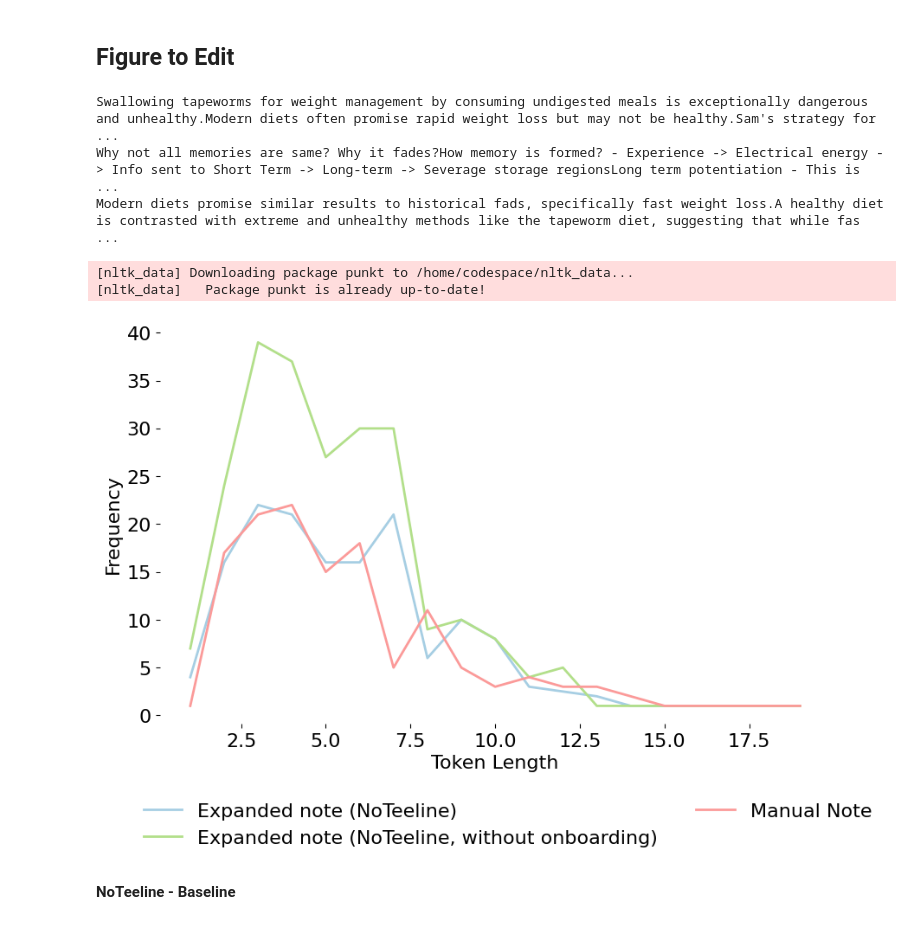
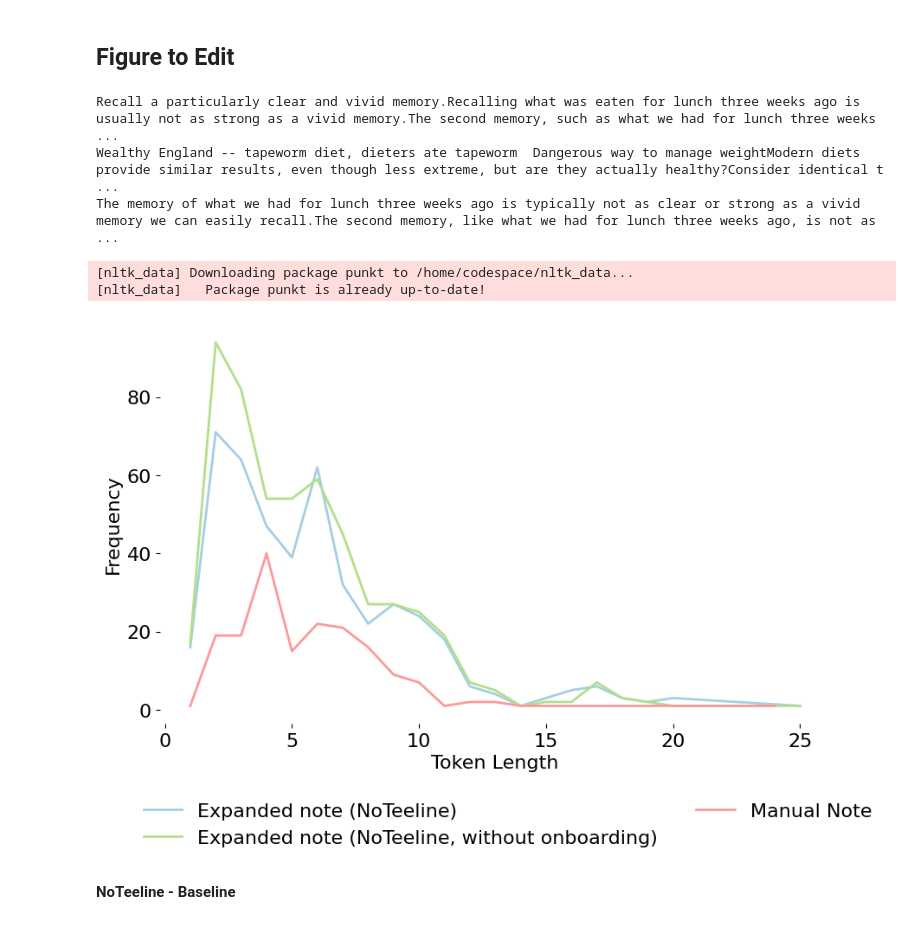
Before and after one commit to Abdus-Samee/NoTeeline, a Jupyter notebook: DataAnalysis/charts.ipynb, the cells around one changed output. Saved outputs shown, nothing was run; the diff lists cells and outputs as text; code cells hidden in the pictures.

```diff
--- a/DataAnalysis/charts.ipynb
+++ b/DataAnalysis/charts.ipynb
@@ -1293,8 +1293,8 @@ for video in vd:
     for v in vd[video]:
         if v['micronote']:
             n = int(v['p_id'][1:])
-            ep = [{'point': np['expanded_note'], 'transcript': np['transcript']} for np  in v['note_points']]
+            ep = [{'point': np['point'], 'transcript': np['transcript']} for np  in v['note_points']]
             e_points[n-1] = ep
 
-print(e_points)
+print(e_points[2])
 # %% [output]
@@ -1357,6 +1357,6 @@ e_point = [ {'point': np['point'], 'transcript': np['transcript']} for np in vd[
 # %%
-# res = [None] * 12
-# for i in range(0, 12):
-#     res[i] = call_gpt(e_points[i])
-# res = call_gpt(e_points[10])
-res = call_gpt(e_point)
+res = [None] * 12
+for i in range(0, 12):
+    res[i] = call_gpt(e_points[i])
+# res = call_gpt(e_points[2])
+# res = call_gpt(e_point)
@@ -1381,4 +1363,4 @@ Note:
 # %%
-notee = ''.join(r['expansion'] for r in res)
+notee = ''.join(r['expansion'] for r in res[11])
 notee
 # %% [output]
@@ -1398,13 +1380,14 @@ plt.rc('figure', titlesize=16)  # Set the font size for the figure title
 # %% [markdown]
 ## Figure to Edit
 # %%
-print(auto_note[10])
-print(manual_note[10])
+author = 11
+print(auto_note[author])
+print(manual_note[author])
 print(notee)
 # %% [output]
-Swallowing tapeworms for weight management by consuming undigested meals is exceptionally dangerous and unhealthy.Modern diets often promise rapid weight loss but may not be healthy.Sam's strategy for ...
-Why not all memories are same? Why it fades?How memory is formed? - Experience -> Electrical energy -> Info sent to Short Term -> Long-term -> Severage storage regionsLong term potentiation - This is  ...
-Modern diets promise similar results to historical fads, specifically fast weight loss.A healthy diet is contrasted with extreme and unhealthy methods like the tapeworm diet, suggesting that while fas ...
+Recall a particularly clear and vivid memory.Recalling what was eaten for lunch three weeks ago is usually not as strong as a vivid memory.The second memory, such as what we had for lunch three weeks  ...
+Wealthy England -- tapeworm diet, dieters ate tapeworm  Dangerous way to manage weightModern diets provide similar results, even though less extreme, but are they actually healthy?Consider identical t ...
+The memory of what we had for lunch three weeks ago is typically not as clear or strong as a vivid memory we can easily recall.The second memory, like what we had for lunch three weeks ago, is not as  ...
 # %%
 plt.rc('font', size=16)  # Set the font size to 24 or any desired size for better visibility
 plt.rc('axes', titlesize=16)  # Set the font size for the axes title
@@ -1425,8 +1408,6 @@ federalist_by_author_tokens_baseline = {}
 federalist_by_author_length_distributions_baseline = {}
 federalist_by_author_tokens_special = {}
 federalist_by_author_length_distributions_special = {}
-
-author = 10
 
 plt.figure(figsize=(10, 6))
 tokens = nltk.word_tokenize(auto_note[author])
@@ -1454,34 +1435,34 @@ token_lengths = [len(token) for token in tokens]
 freq_dist = nltk.FreqDist(token_lengths)
 lengths, frequencies = zip(*sorted(freq_dist.items()))
 plt.plot(lengths, frequencies, label='Expanded note (NoTeeline, without onboarding)', color=chosen_cmap(2), lw=2)
 
 
 # ------------Baseline--------------
 
 tokens = nltk.word_tokenize(manual_note[author])
 tokens = ([token for token in tokens if any(c.isalpha() for c in token)])
 
 federalist_by_author_tokens_baseline[author] = tokens
 # Get a distribution of token lengths
 token_lengths = [len(token) for token in federalist_by_author_tokens_baseline[author]]
 federalist_by_author_length_distributions_baseline[author] = nltk.FreqDist(token_lengths)
 
 token_lengths = [len(token) for token in tokens]
 freq_dist = nltk.FreqDist(token_lengths)
 lengths, frequencies = zip(*sorted(freq_dist.items()))
 plt.plot(lengths, frequencies, label='Manual Note', color=chosen_cmap(4), lw=2)
 label_ = author + 1
 # plt.title(f'Token Length Distribution by Author {label_}')
 plt.xlabel('Token Length')
 plt.ylabel('Frequency')
 plt.box(False)
 plt.legend(loc="lower left", bbox_to_anchor=(-0.05, -0.35), ncol=2, frameon=False)
 plt.savefig('mcurve_p7.pdf', bbox_inches="tight")
 plt.show()
 # %% [output]
 [nltk_data] Downloading package punkt to /home/codespace/nltk_data...
 [nltk_data]   Package punkt is already up-to-date!
-[figure, old version]
+[figure, new version]
 # %%
 author = 10
 
```
Also changed, not shown: parts of 4 cells of this notebook, 1 other file.
